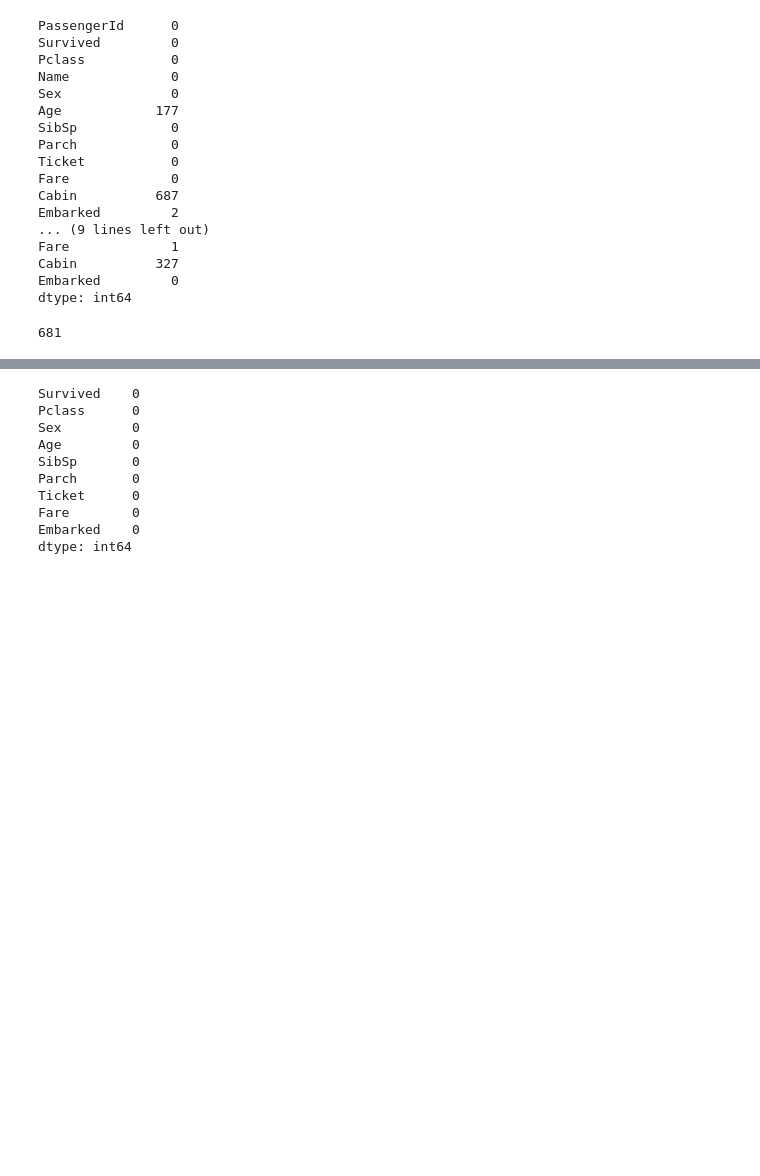
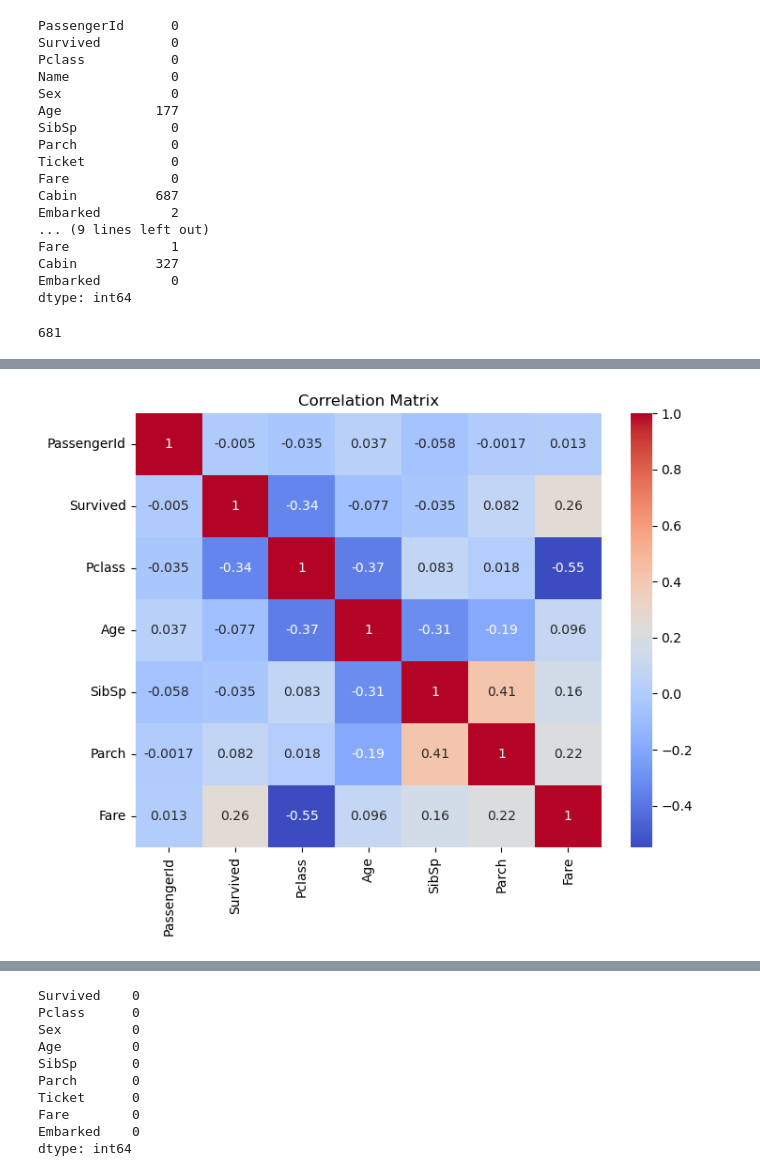
Before and after one commit to Yae-sine/AI_PLayground, a Jupyter notebook: notebooks/notebook.ipynb, the cells around one changed output, grey strips where cells are left out. Drawn from its saved outputs; the diff is of its cells as text; code cells hidden in the pictures; blank space fills up the shorter version.

```diff
--- a/notebooks/notebook.ipynb
+++ b/notebooks/notebook.ipynb
@@ -72,9 +87,11 @@ print(len(data["Ticket"].unique()))
 # %%
-# numeric_df = data.select_dtypes(include = [np.number])
+numeric_df = data.select_dtypes(include = [np.number])
 
-# corr_matrix = numeric_df.corr()
-# plt.figure(figsize = (8 , 6))
-# sns.heatmap(corr_matrix , annot=True , cmap = 'coolwarm')
-# plt.title('Correlation Matrix')
-# plt.show()
+corr_matrix = numeric_df.corr()
+plt.figure(figsize = (8 , 6))
+sns.heatmap(corr_matrix , annot=True , cmap = 'coolwarm')
+plt.title('Correlation Matrix')
+plt.show()
+# %% [output]
+[figure, added]
 # %%
```
Also changed, not shown: parts of 14 cells of this notebook, 1 other file.
